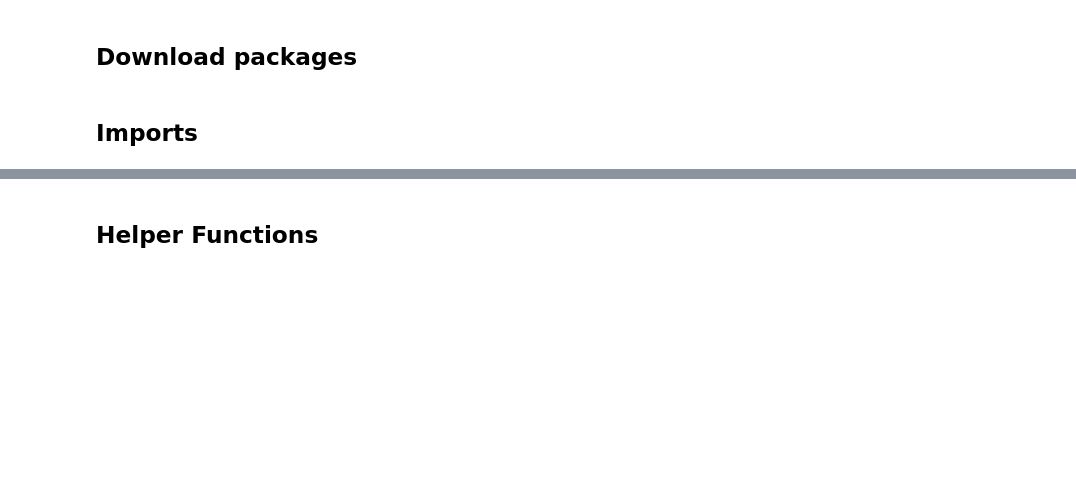
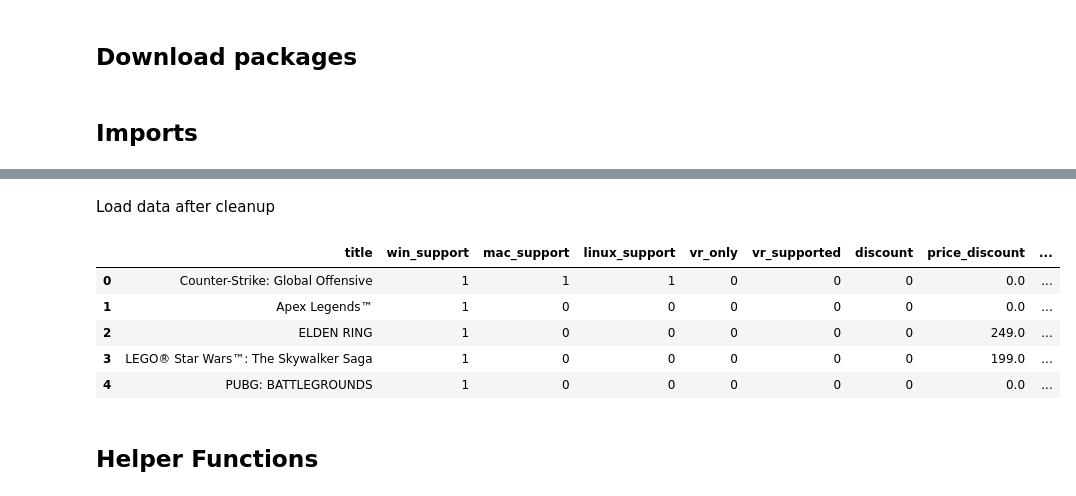
Before and after one commit to YuvalAvishid/Game_Discount_Predictor, a Jupyter notebook: Game_On_Sale.ipynb, the cells around one changed output, grey strips where cells are left out. Cells and saved outputs as stored; diff of their text form; code cells hidden in the pictures; blank space fills up the shorter version.

```diff
--- a/Game_On_Sale.ipynb
+++ b/Game_On_Sale.ipynb
@@ -50,3 +55,15 @@ Load data after cleanup
+# %% [markdown]
+Load data after cleanup
+# %%
+df = load_csv_from_project("all_games_data_clean.csv").iloc[:,1:]
+df.head()
+# %% [output]
+|  | title | win_support | mac_support | linux_support | vr_only | vr_supported | discount | price_discount | ... |
+| 0 | Counter-Strike: Global Offensive | 1 | 1 | 1 | 0 | 0 | 0 | 0.0 | ... |
+| 1 | Apex Legends™ | 1 | 0 | 0 | 0 | 0 | 0 | 0.0 | ... |
+| 2 | ELDEN RING | 1 | 0 | 0 | 0 | 0 | 0 | 249.0 | ... |
+| 3 | LEGO® Star Wars™: The Skywalker Saga | 1 | 0 | 0 | 0 | 0 | 0 | 199.0 | ... |
+| 4 | PUBG: BATTLEGROUNDS | 1 | 0 | 0 | 0 | 0 | 0 | 0.0 | ... |
 # %% [markdown]
 ## Helper Functions
 # %%
```
Also changed, not shown: parts of 27 cells of this notebook.
